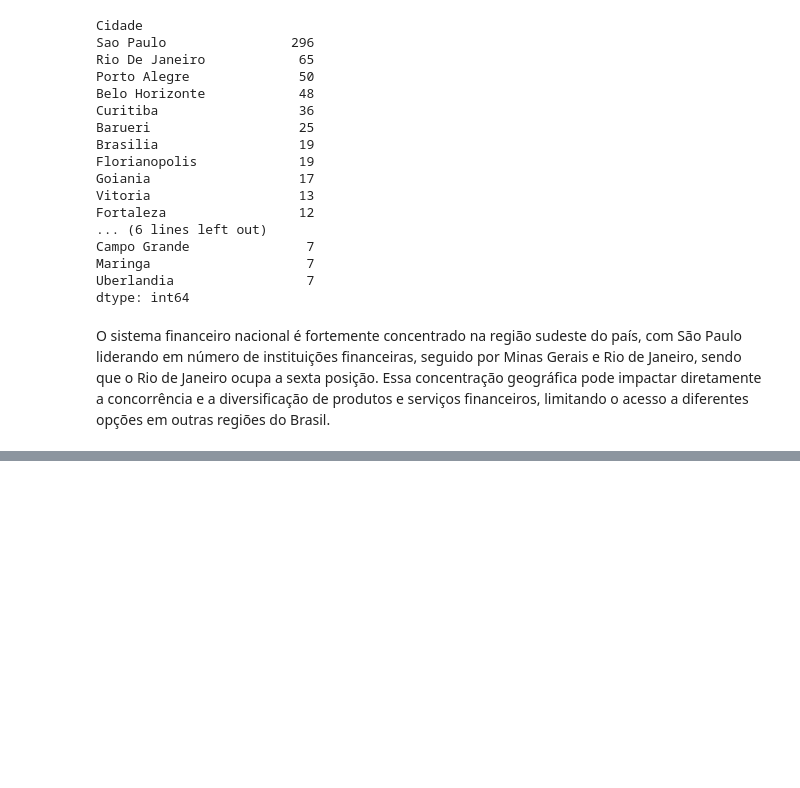
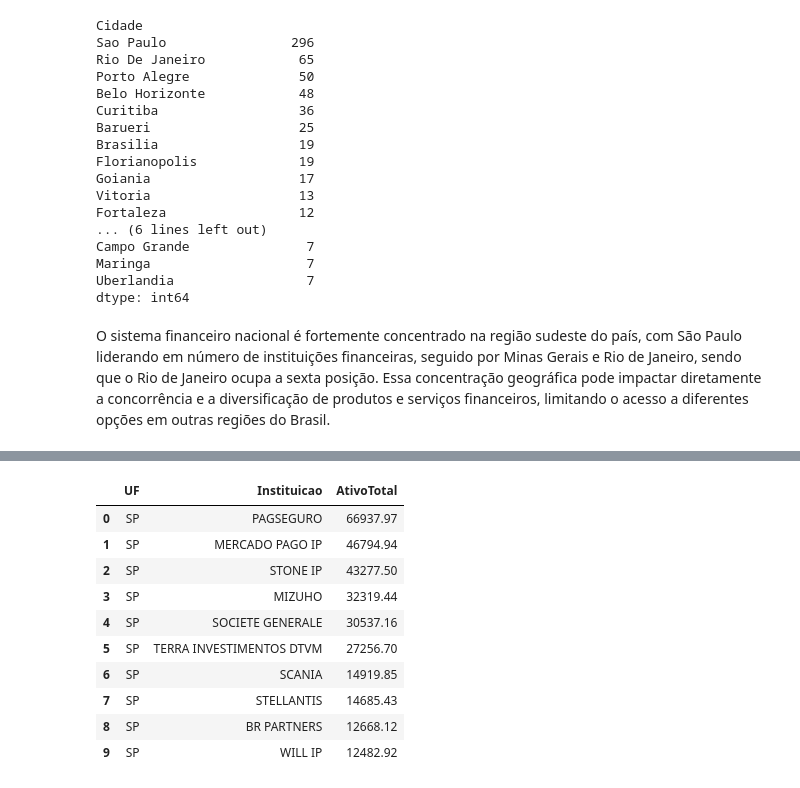
Before and after one commit to alexcamargos/bacen-ifdata-scraper, a Jupyter notebook: data_analytics/summary_prudential_conglomerates.ipynb, the cells around one changed output, grey strips where cells are left out. Cells and saved outputs as stored; diff of their text form; code cells hidden in the pictures; blank space fills up the shorter version.

```diff
--- a/data_analytics/summary_prudential_conglomerates.ipynb
+++ b/data_analytics/summary_prudential_conglomerates.ipynb
@@ -1080,0 +638,18 @@ A análise da correlação entre o ativo total e o lucro líquido das instituiç
+# %%
+# Considerando apenas as instituições classificadas como S4.
+filter_and_sort_df(df,
+                   filter=(df['Segmento'] == 'S4'),
+                   columns=['UF', 'Instituicao', 'AtivoTotal'],
+                   sorting='AtivoTotal')
+# %% [output]
+|  | UF | Instituicao | AtivoTotal |
+| 0 | SP | PAGSEGURO | 66937.97 |
+| 1 | SP | MERCADO PAGO IP | 46794.94 |
+| 2 | SP | STONE IP | 43277.50 |
+| 3 | SP | MIZUHO | 32319.44 |
+| 4 | SP | SOCIETE GENERALE | 30537.16 |
+| 5 | SP | TERRA INVESTIMENTOS DTVM | 27256.70 |
+| 6 | SP | SCANIA | 14919.85 |
+| 7 | SP | STELLANTIS | 14685.43 |
+| 8 | SP | BR PARTNERS | 12668.12 |
+| 9 | SP | WILL IP | 12482.92 |
```
Also changed, not shown: parts of 48 cells of this notebook.
